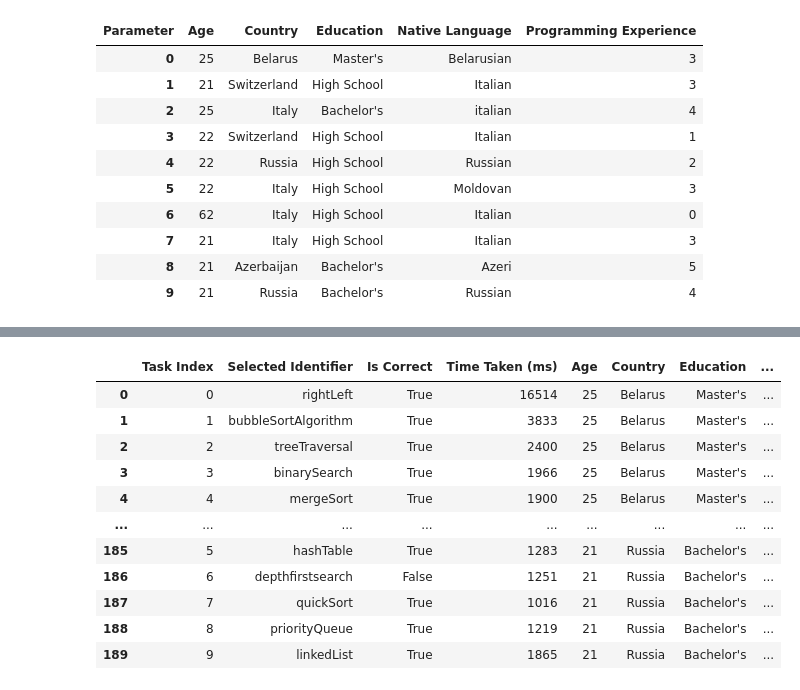
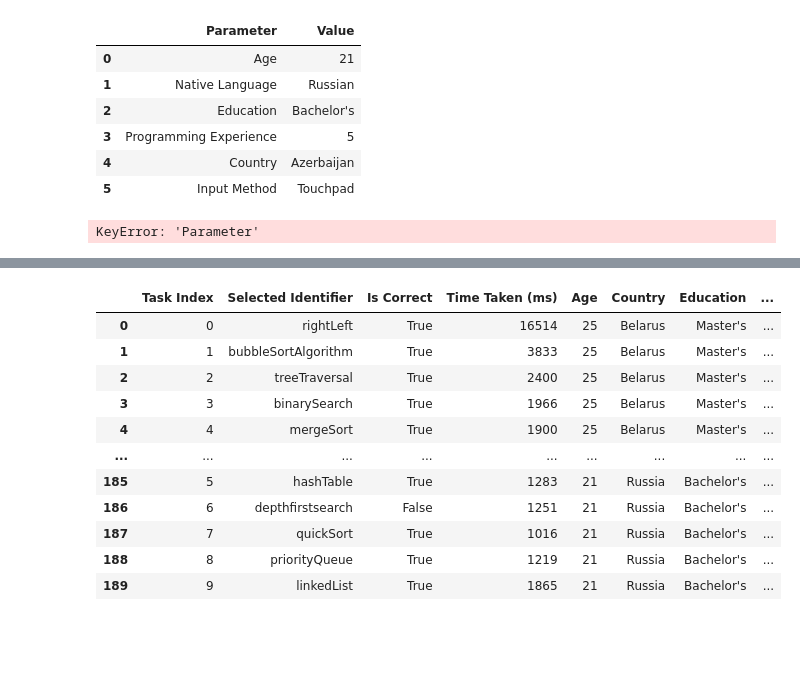
Before and after one commit to poladbachs/Exevalon, a Jupyter notebook: experimentation_2_BB/data.ipynb, the cells around one changed output, grey strips where cells are left out. Saved outputs shown, nothing was run; the diff lists cells and outputs as text; code cells hidden in the pictures; blank space fills up the shorter version.

```diff
--- a/experimentation_2_BB/data.ipynb
+++ b/experimentation_2_BB/data.ipynb
@@ -87,3 +89,13 @@ result0['Participant'] = result0.index // 5
+# %%
+data0
+# %% [output]
+|  | Parameter | Value |
+| 0 | Age | 21 |
+| 1 | Native Language | Russian |
+| 2 | Education | Bachelor's |
+| 3 | Programming Experience | 5 |
+| 4 | Country | Azerbaijan |
+| 5 | Input Method | Touchpad |
 # %%
 results = [result0, result1, result2, result3, result4, result5, result6, result7, result8, result9]
 
@@ -91,8 +103,8 @@ results = [result0, result1, result2, result3, result4, result5, result6, result
 reshaped_results = []
 for result in results:
 
-    participants_count = len(result) // 5
-    result['Participant'] = result.index // 5
+    participants_count = len(result) // 6
+    result['Participant'] = result.index // 6
 
     reshaped = result.pivot(index='Participant', columns='Parameter', values='Value')
     reshaped.reset_index(inplace=True)
@@ -108,17 +120,7 @@ all_results_reshaped = pd.concat(reshaped_results, ignore_index=True)
 all_results_reshaped.drop(columns='Participant', inplace=True)
 all_results_reshaped
 # %% [output]
-| Parameter | Age | Country | Education | Native Language | Programming Experience |
-| 0 | 25 | Belarus | Master's | Belarusian | 3 |
-| 1 | 21 | Switzerland | High School | Italian | 3 |
-| 2 | 25 | Italy | Bachelor's | italian | 4 |
-| 3 | 22 | Switzerland | High School | Italian | 1 |
-| 4 | 22 | Russia | High School | Russian | 2 |
-| 5 | 22 | Italy | High School | Moldovan | 3 |
-| 6 | 62 | Italy | High School | Italian | 0 |
-| 7 | 21 | Italy | High School | Italian | 3 |
-| 8 | 21 | Azerbaijan | Bachelor's | Azeri | 5 |
-| 9 | 21 | Russia | Bachelor's | Russian | 4 |
+KeyError: 'Parameter'
 # %%
 data_tables = [data0, data1, data2, data3, data4, data5, data6, data7, data8, data9]
 
```
Also changed, not shown: parts of 5 cells of this notebook, 20 other files.
